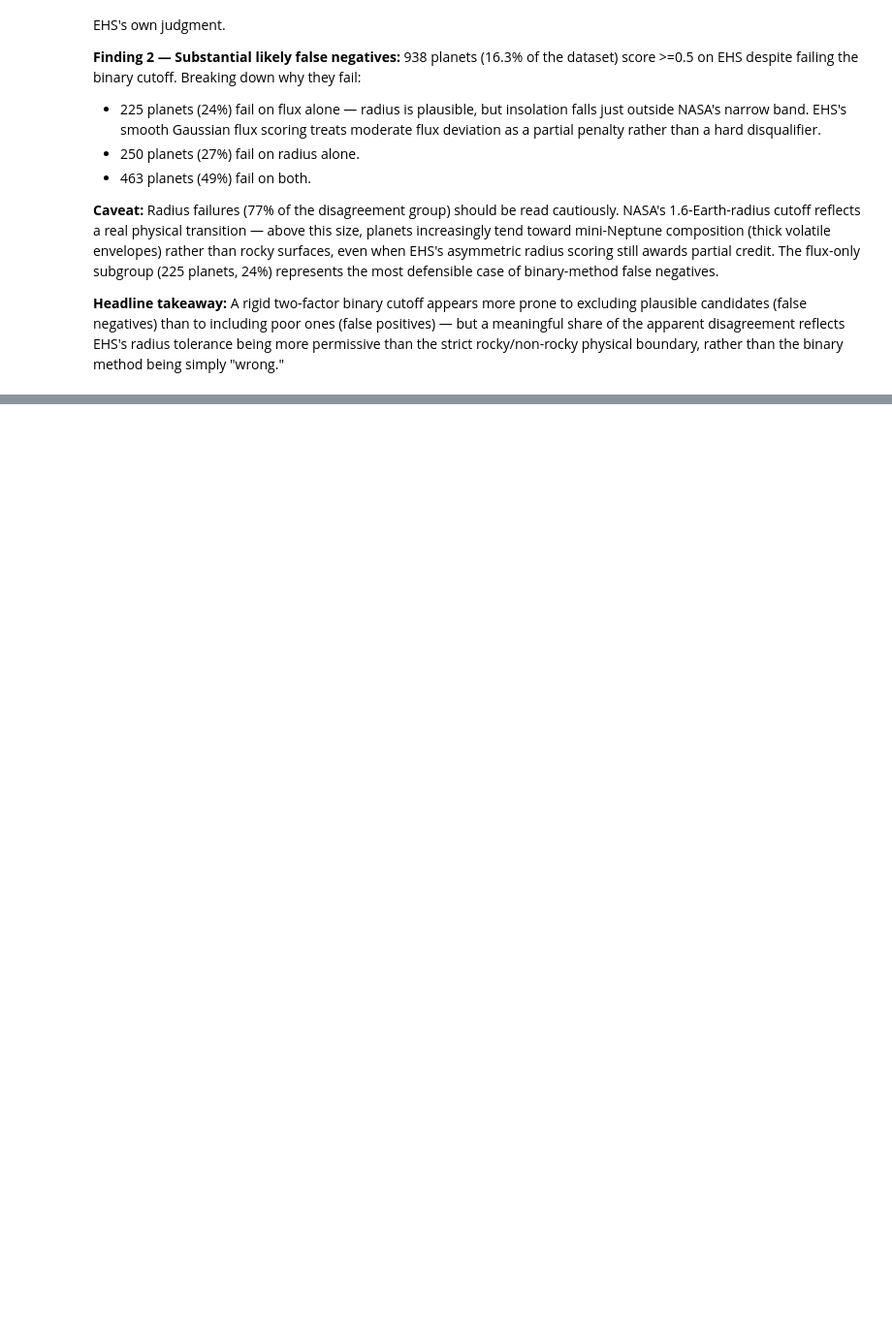
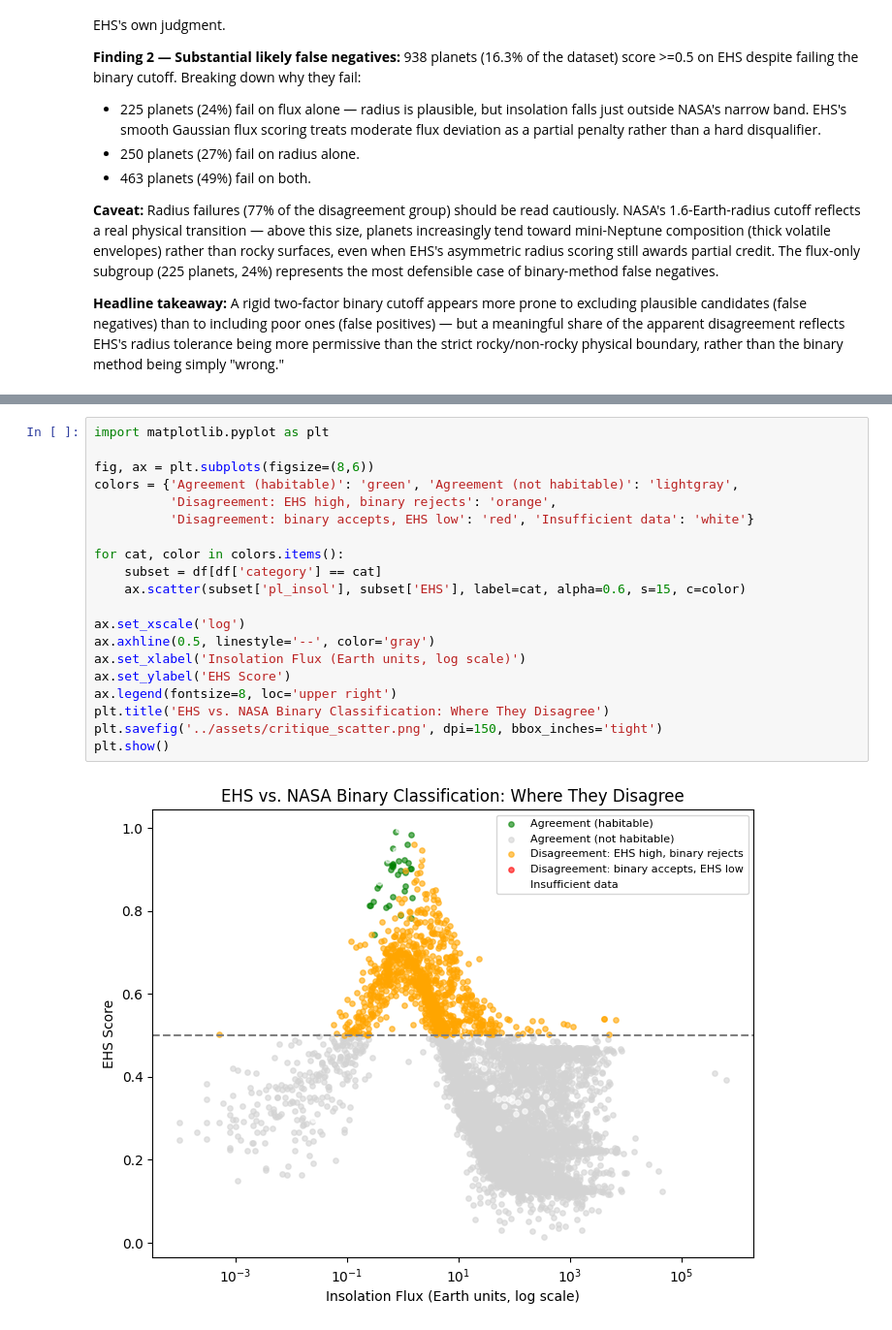
Before and after one commit to Pranees-Yuvaraj/Exoplanet-Habitability-System, a Jupyter notebook: notebooks/04_Scoring_Model.ipynb, the cells around one changed output, grey strips where cells are left out. Shown at 97% size. Drawn from its saved outputs; the diff is of its cells as text; blank space fills up the shorter version.

Commit message:
Session 9 : visualize EHS vs binary classification disagreement (scatter chart)

```diff
--- a/notebooks/04_Scoring_Model.ipynb
+++ b/notebooks/04_Scoring_Model.ipynb
@@ -526,0 +575,22 @@ boundary, rather than the binary method being simply "wrong."
+# %%
+import matplotlib.pyplot as plt
+
+fig, ax = plt.subplots(figsize=(8,6))
+colors = {'Agreement (habitable)': 'green', 'Agreement (not habitable)': 'lightgray',
+          'Disagreement: EHS high, binary rejects': 'orange',
+          'Disagreement: binary accepts, EHS low': 'red', 'Insufficient data': 'white'}
+
+for cat, color in colors.items():
+    subset = df[df['category'] == cat]
+    ax.scatter(subset['pl_insol'], subset['EHS'], label=cat, alpha=0.6, s=15, c=color)
+
+ax.set_xscale('log')
+ax.axhline(0.5, linestyle='--', color='gray')
+ax.set_xlabel('Insolation Flux (Earth units, log scale)')
+ax.set_ylabel('EHS Score')
+ax.legend(fontsize=8, loc='upper right')
+plt.title('EHS vs. NASA Binary Classification: Where They Disagree')
+plt.savefig('../assets/critique_scatter.png', dpi=150, bbox_inches='tight')
+plt.show()
+# %% [output]
+[figure, added]
```
Also changed, not shown: parts of 2 cells of this notebook.
